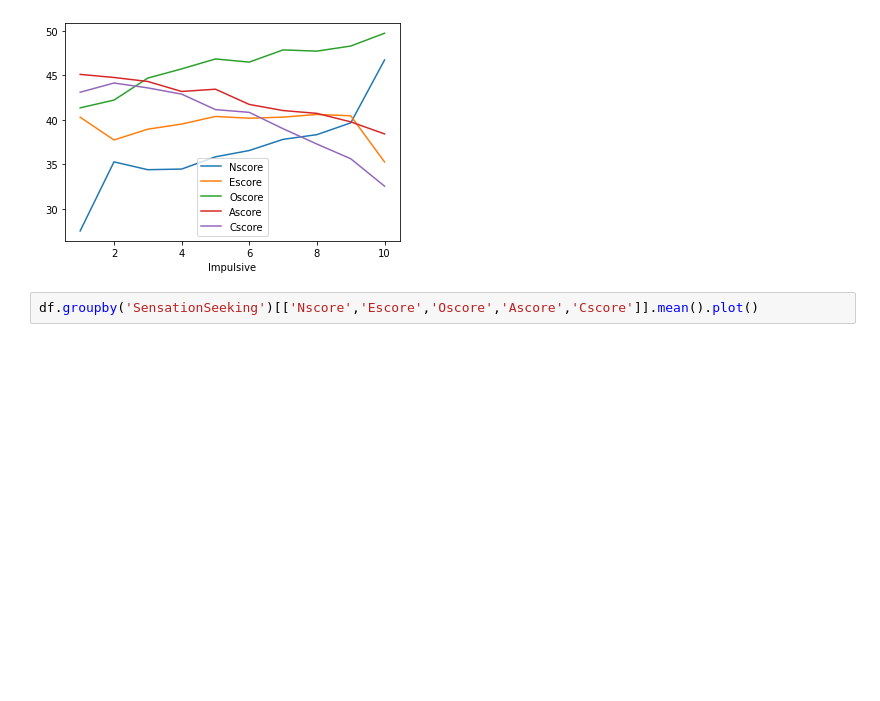
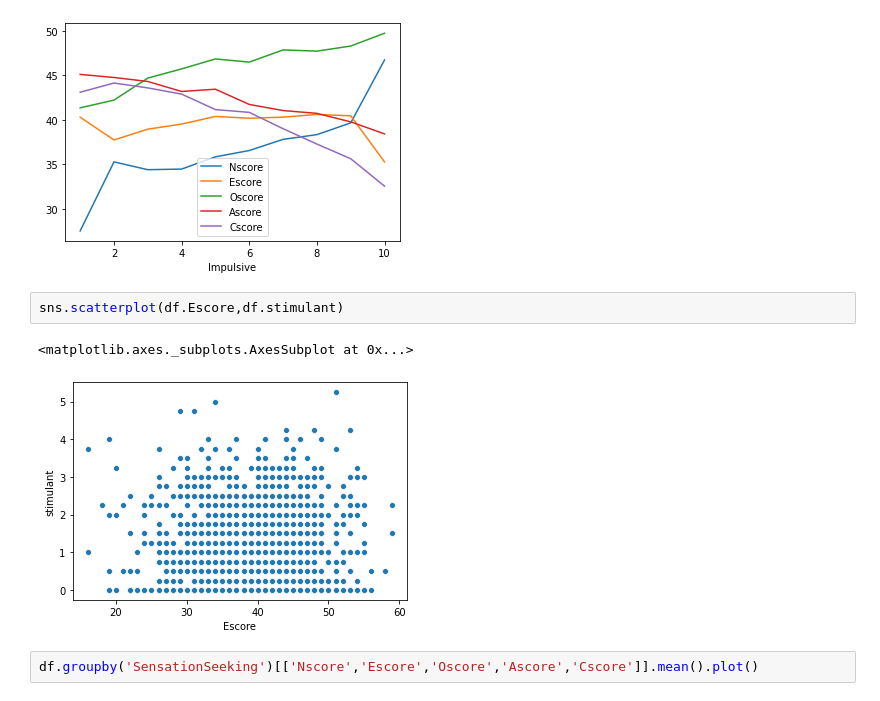
Before and after one commit to AmirMEdris/PredictingDrugUse, a Jupyter notebook: Data Visualization.ipynb, the cells around one changed output. Cells and saved outputs as stored; diff of their text form; blank space fills up the shorter version.

```diff
--- a/Data Visualization.ipynb
+++ b/Data Visualization.ipynb
@@ -25,6 +25,11 @@ df.groupby('Impulsive')[['Nscore','Escore','Oscore','Ascore','Cscore']].mean().p
 # %% [output]
 <matplotlib.axes._subplots.AxesSubplot at 0x...>
 [figure]
+# %%
+sns.scatterplot(df.Escore,df.stimulant)
+# %% [output]
+<matplotlib.axes._subplots.AxesSubplot at 0x...>
+[figure, added]
 # %%
 df.groupby('SensationSeeking')[['Nscore','Escore','Oscore','Ascore','Cscore']].mean().plot()
 # %% [output]
```
Also changed, not shown: parts of 9 cells of this notebook, 26 other files.
